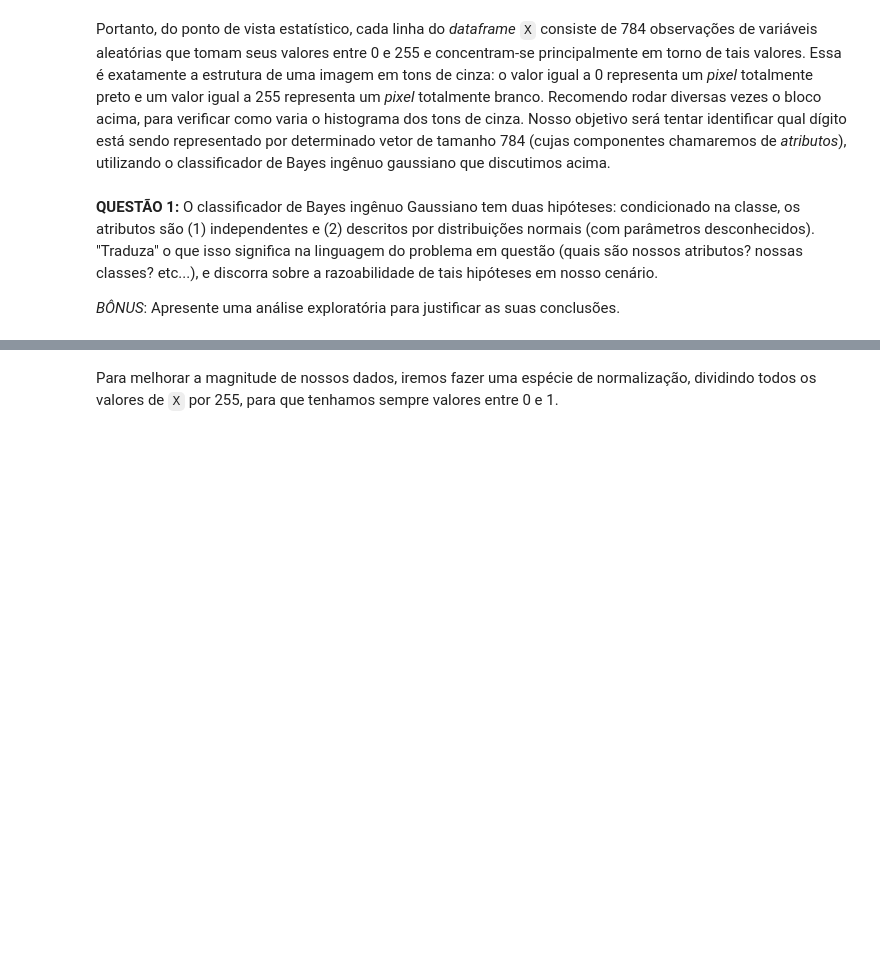
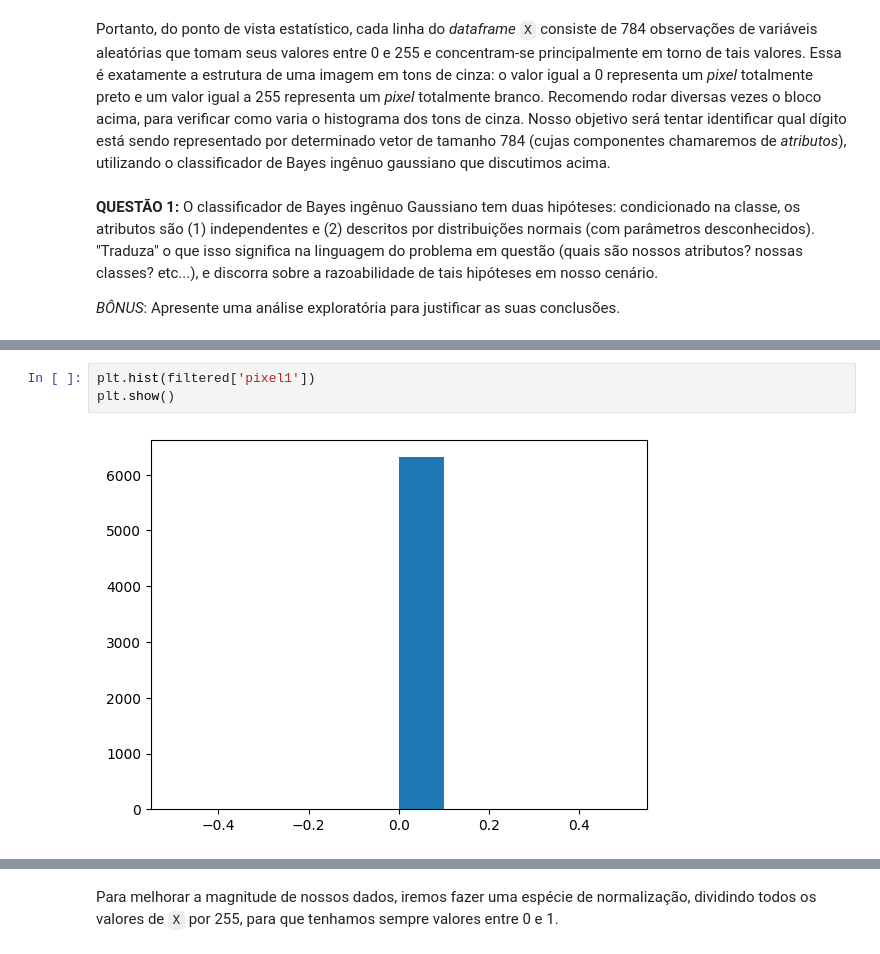
Before and after one commit to andradeigor/Classificador-de-Bayes, a Jupyter notebook: Projeto 02.ipynb, the cells around one changed output, grey strips where cells are left out. Saved outputs shown, nothing was run; the diff lists cells and outputs as text; blank space fills up the shorter version.

```diff
--- a/Projeto 02.ipynb
+++ b/Projeto 02.ipynb
@@ -235,0 +273,5 @@ Portanto, do ponto de vista estatístico, cada linha do *dataframe* `X` consiste
+# %%
+plt.hist(filtered['pixel1'])
+plt.show()
+# %% [output]
+[figure, added]
```
Also changed, not shown: parts of 12 cells of this notebook.
